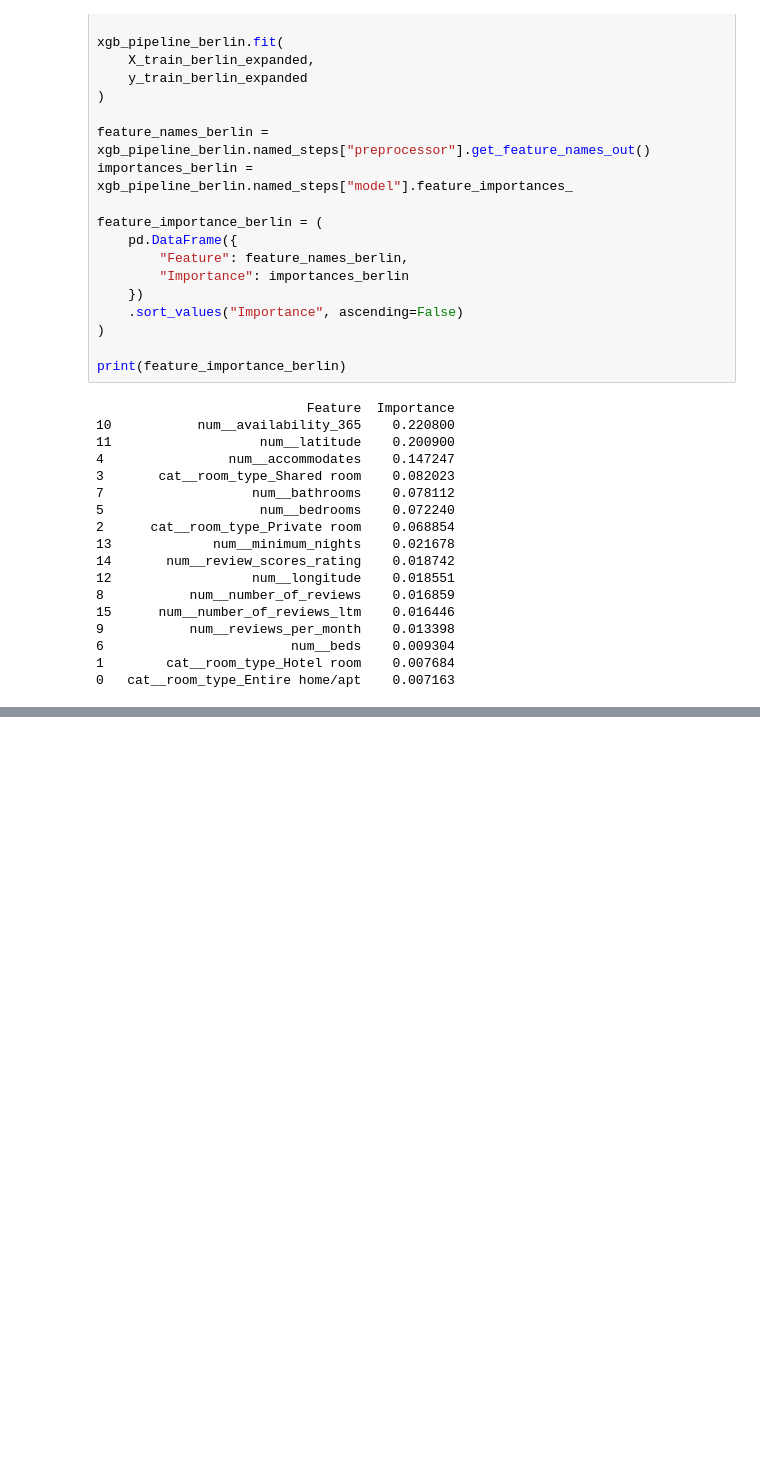
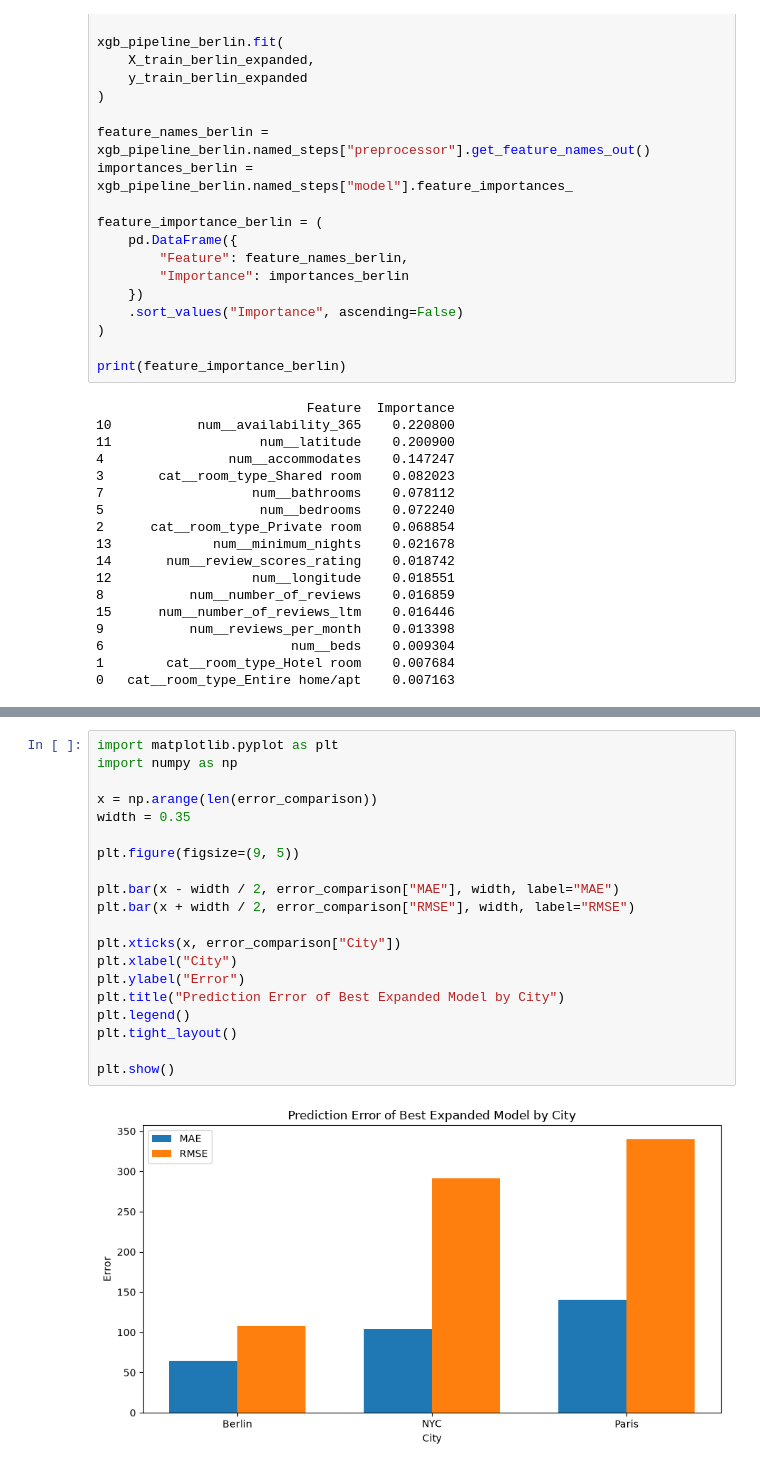
Before and after one commit to aryanmittal2107/AIRBNB_ML_PROJECT, a Jupyter notebook: notebooks/01_data_inspection.ipynb, the cells around one changed output, grey strips where cells are left out. Cells and saved outputs as stored; diff of their text form; blank space fills up the shorter version.

```diff
--- a/notebooks/01_data_inspection.ipynb
+++ b/notebooks/01_data_inspection.ipynb
@@ -2461,0 +2593,22 @@ print(feature_importance_berlin)
+# %%
+import matplotlib.pyplot as plt
+import numpy as np
+
+x = np.arange(len(error_comparison))
+width = 0.35
+
+plt.figure(figsize=(9, 5))
+
+plt.bar(x - width / 2, error_comparison["MAE"], width, label="MAE")
+plt.bar(x + width / 2, error_comparison["RMSE"], width, label="RMSE")
+
+plt.xticks(x, error_comparison["City"])
+plt.xlabel("City")
+plt.ylabel("Error")
+plt.title("Prediction Error of Best Expanded Model by City")
+plt.legend()
+plt.tight_layout()
+
+plt.show()
+# %% [output]
+[figure, added]
```
Also changed, not shown: parts of 11 cells of this notebook.
